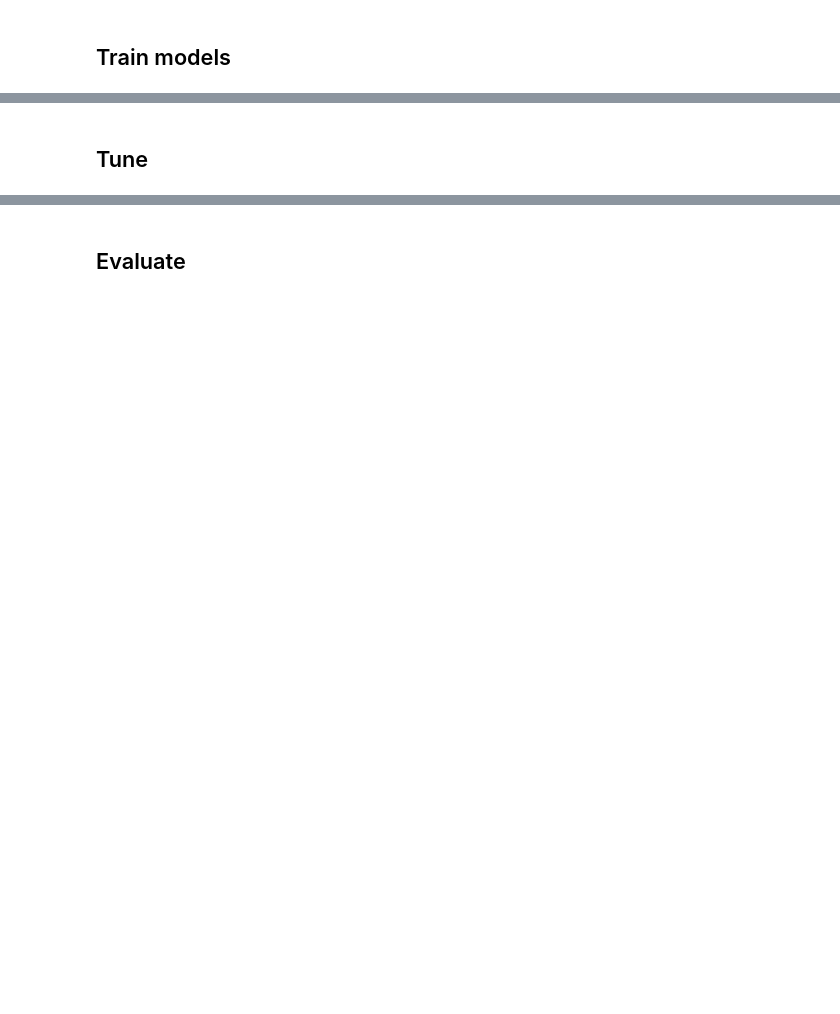
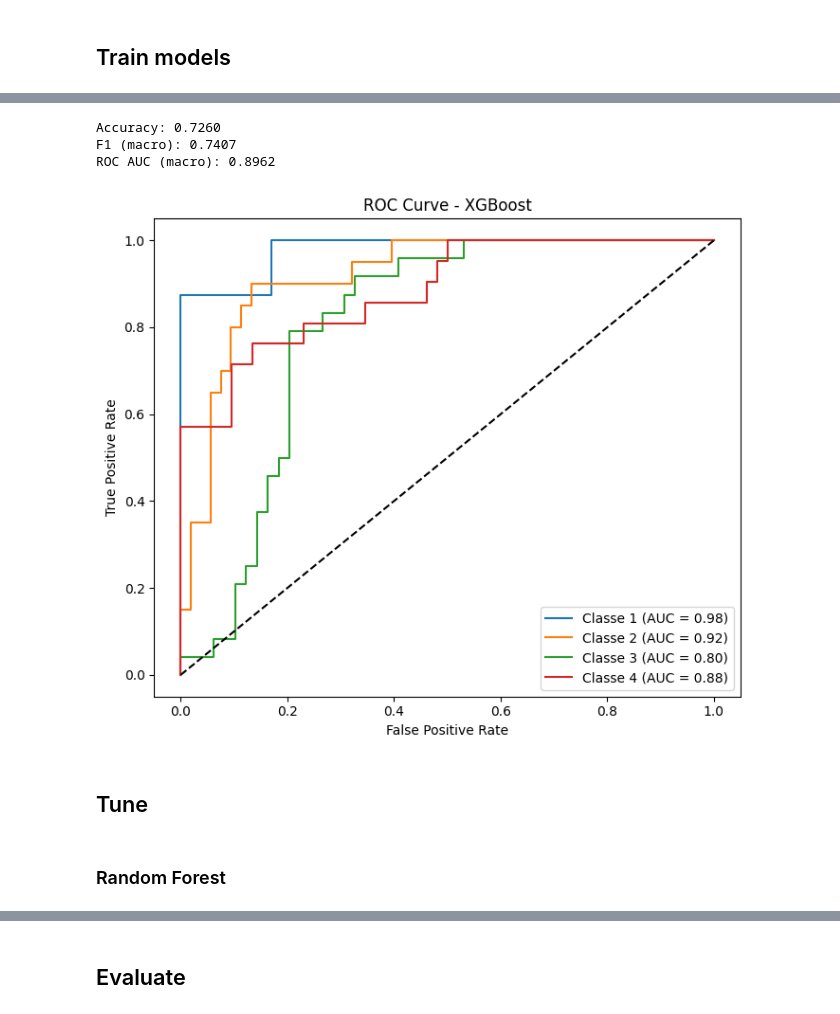
Before and after one commit to BeBelissimo/Route-25, a Jupyter notebook: inicio.ipynb, the cells around one changed output, grey strips where cells are left out. Saved outputs shown, nothing was run; the diff lists cells and outputs as text; code cells hidden in the pictures; blank space fills up the shorter version.

Commit message:
random e xgboost

```diff
--- a/inicio.ipynb
+++ b/inicio.ipynb
@@ -422,0 +417,7 @@ ROC AUC (macro): 1.0000
+# %%
+
+# Calcula pesos para cada classe
+classes = np.unique(y_train_adj)
+weights = compute_class_weight(class_weight='balanced', classes=classes, y=y_train_adj)
+class_weights_dict = dict(zip(classes, weights))
+print("Pesos por classe:", class_weights_dict)
@@ -422,0 +426,10 @@ ROC AUC (macro): 1.0000
+# %%
+# Cria vetor de pesos para cada amostra
+sample_weights = np.array([class_weights_dict[c] for c in y_train_adj])
+# %%
+
+# Modelo XGBoost
+xgb = XGBClassifier(use_label_encoder=False, eval_metric='mlogloss', random_state=42)
+# %%
+
+xgb.fit(X_train_preprocessed, y_train_adj, sample_weight=sample_weights)
@@ -423,2 +452,46 @@ ROC AUC (macro): 1.0000
+# %%
+# Avaliação
+y_pred_xgb = xgb.predict(X_test_preprocessed)
+y_proba_xgb = xgb.predict_proba(X_test_preprocessed)
+
+accuracy_xgb = accuracy_score(y_test_adj, y_pred_xgb)
+f1_xgb = f1_score(y_test_adj, y_pred_xgb, average='macro')
+roc_auc_xgb = roc_auc_score(y_test_adj, y_proba_xgb, multi_class='ovr', average='macro')
+
+print(f"Accuracy: {accuracy_xgb:.4f}")
+print(f"F1 (macro): {f1_xgb:.4f}")
+print(f"ROC AUC (macro): {roc_auc_xgb:.4f}")
+# %% [output]
+Accuracy: 0.7260
+F1 (macro): 0.7407
+ROC AUC (macro): 0.8962
+# %%
+# Classes originais
+classes = [1, 2, 3, 4]
+
+# Binariza para ROC
+Y_test_bin = label_binarize(y_test, classes=classes)
+
+# =========================
+# ROC Curve - XGBoost
+# =========================
+plt.figure(figsize=(7, 6))
+
+for i in range(len(classes)):
+    fpr, tpr, _ = roc_curve(Y_test_bin[:, i], y_proba_xgb[:, i])
+    roc_auc = auc(fpr, tpr)
+    plt.plot(fpr, tpr, label=f'Classe {classes[i]} (AUC = {roc_auc:.2f})')
+
+plt.plot([0, 1], [0, 1], 'k--')
+plt.title('ROC Curve - XGBoost')
+plt.xlabel('False Positive Rate')
+plt.ylabel('True Positive Rate')
+plt.legend()
+plt.tight_layout()
+plt.show()
+# %% [output]
+[figure, added]
 # %% [markdown]
 ## Tune
+# %% [markdown]
+### Random Forest
```
Also changed, not shown: parts of 22 cells of this notebook.
